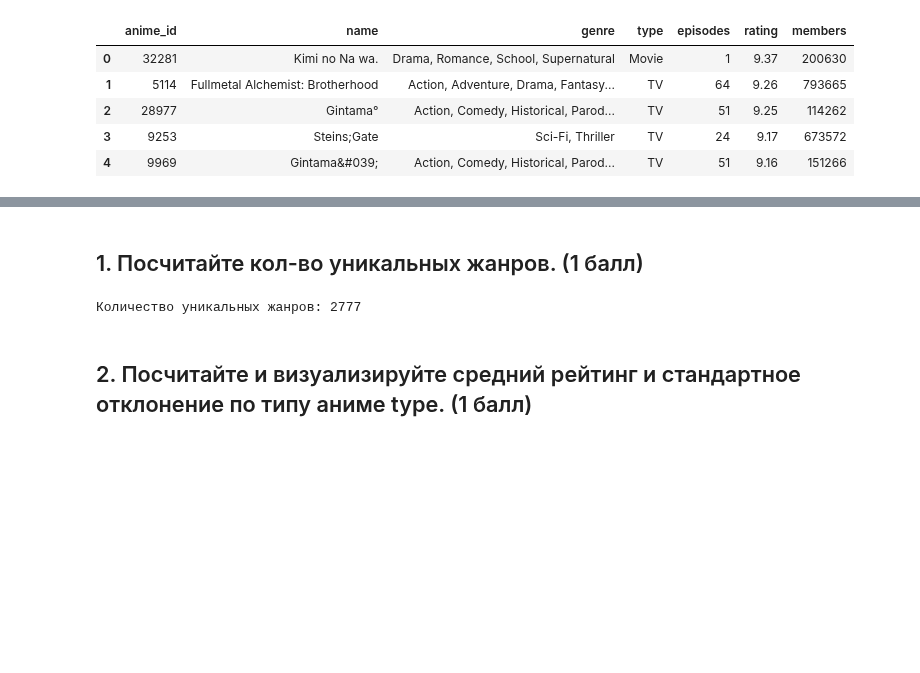
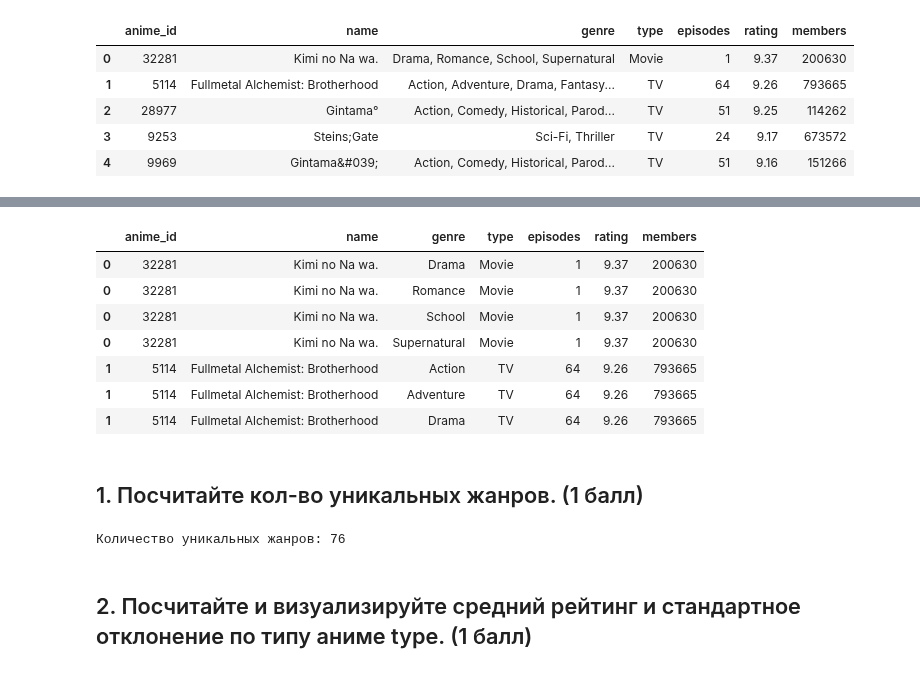
Before and after one commit to hilkovich/itmo_math_stat, a Jupyter notebook: homework_1/HW_1.ipynb, the cells around one changed output, grey strips where cells are left out. Cells and saved outputs as stored; diff of their text form; code cells hidden in the pictures; blank space fills up the shorter version.

```diff
--- a/homework_1/HW_1.ipynb
+++ b/homework_1/HW_1.ipynb
@@ -74,15 +90,30 @@ df.head()
+# %%
+# Копирование исходного датасета (что бы иметь возможность обратиться к исходнику)
+df_genre_str = df.copy()
+
+# Разделение жанров
+df_genre_str["genre"] = df_genre_str["genre"].str.split(",")
+df_genre_str = df_genre_str.explode("genre")
+
+df_genre_str.head(7)
+# %% [output]
+|  | anime_id | name | genre | type | episodes | rating | members |
+| 0 | 32281 | Kimi no Na wa. | Drama | Movie | 1 | 9.37 | 200630 |
+| 0 | 32281 | Kimi no Na wa. | Romance | Movie | 1 | 9.37 | 200630 |
+| 0 | 32281 | Kimi no Na wa. | School | Movie | 1 | 9.37 | 200630 |
+| 0 | 32281 | Kimi no Na wa. | Supernatural | Movie | 1 | 9.37 | 200630 |
+| 1 | 5114 | Fullmetal Alchemist: Brotherhood | Action | TV | 64 | 9.26 | 793665 |
+| 1 | 5114 | Fullmetal Alchemist: Brotherhood | Adventure | TV | 64 | 9.26 | 793665 |
+| 1 | 5114 | Fullmetal Alchemist: Brotherhood | Drama | TV | 64 | 9.26 | 793665 |
 # %% [markdown]
 ## 1. Посчитайте кол-во уникальных жанров. (1 балл)
 # %%
-# Преобразование столбца genre в список
-genre_list = df["genre"].tolist()
+# Подсчет уникальных жанров
+unique_genres = df_genre_str["genre"].unique()
 
-# Подсчет уникальных жанров
-unique_genres = len(set(genre_list))
-
-print(f"Количество уникальных жанров: {unique_genres}")
+print(f"Количество уникальных жанров: {len(unique_genres)}")
 # %% [output]
-Количество уникальных жанров: 2777
+Количество уникальных жанров: 76
 # %% [markdown]
 ## 2. Посчитайте и визуализируйте средний рейтинг и стандартное отклонение по типу аниме type. (1 балл)
 # %%
```
Also changed, not shown: parts of 15 cells of this notebook.
